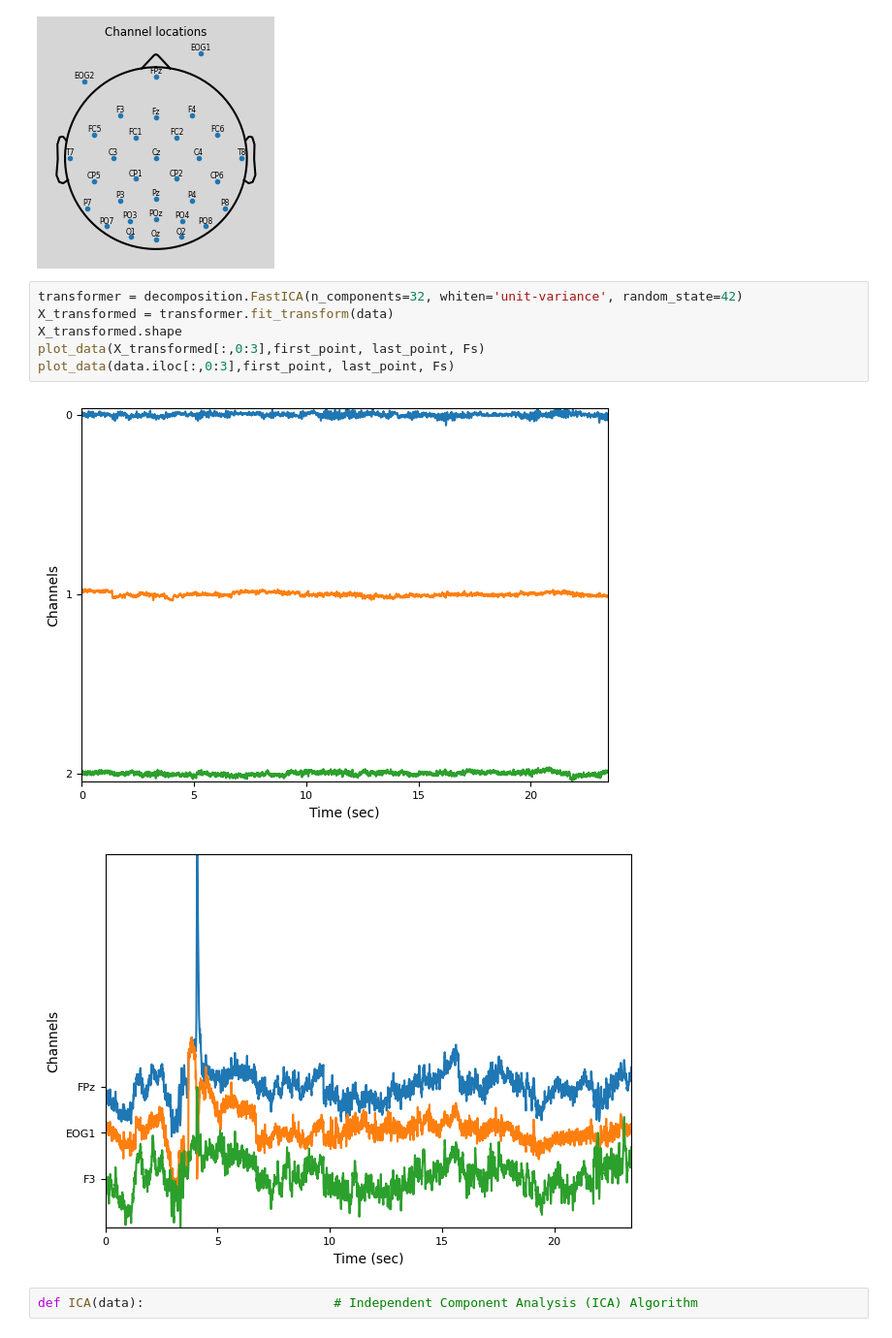
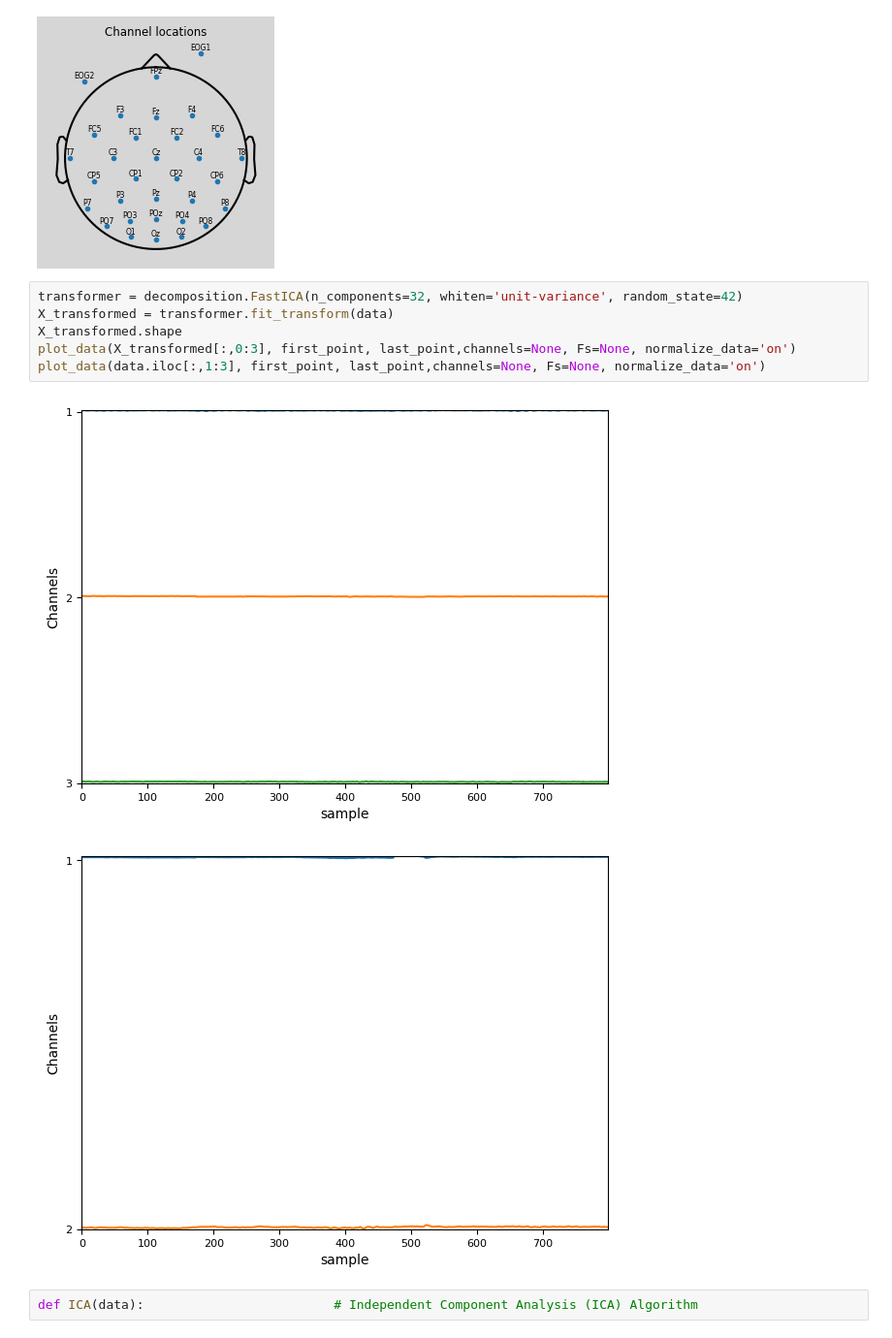
Before and after one commit to RezaSaadatyar/EEG-Lab, a Jupyter notebook: Code/App1_EEG.ipynb, the cells around one changed output. Shown: that part at 97% size. Saved outputs shown, nothing was run; the diff lists cells and outputs as text.

```diff
--- a/Code/App1_EEG.ipynb
+++ b/Code/App1_EEG.ipynb
@@ -158,12 +158,12 @@ channel_locations(Th, Rd, channels)
 # %%
 transformer = decomposition.FastICA(n_components=32, whiten='unit-variance', random_state=42)
 X_transformed = transformer.fit_transform(data)
 X_transformed.shape
-plot_data(X_transformed[:,0:3],first_point, last_point, Fs)
-plot_data(data.iloc[:,0:3],first_point, last_point, Fs)
+plot_data(X_transformed[:,0:3], first_point, last_point,channels=None, Fs=None, normalize_data='on')
+plot_data(data.iloc[:,1:3], first_point, last_point,channels=None, Fs=None, normalize_data='on')
 # %% [output]
-[figure, old version]
+[figure, new version]
-[figure, old version]
+[figure, new version]
 # %%
 def ICA(data):                         # Independent Component Analysis (ICA) Algorithm
 # %% [markdown]
```
Also changed, not shown: parts of 3 cells of this notebook.
